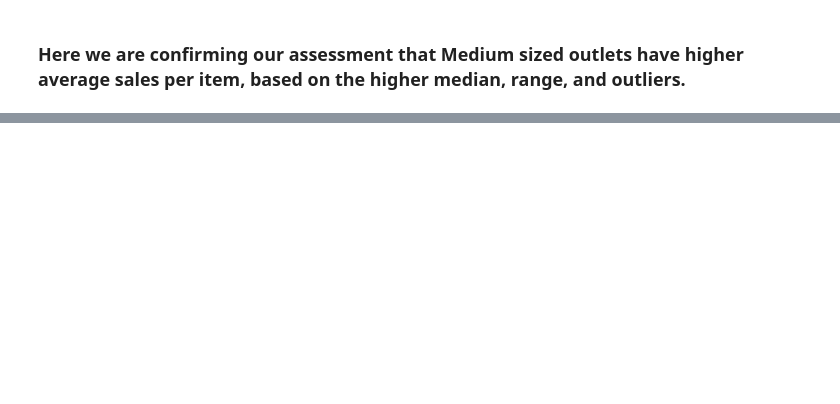
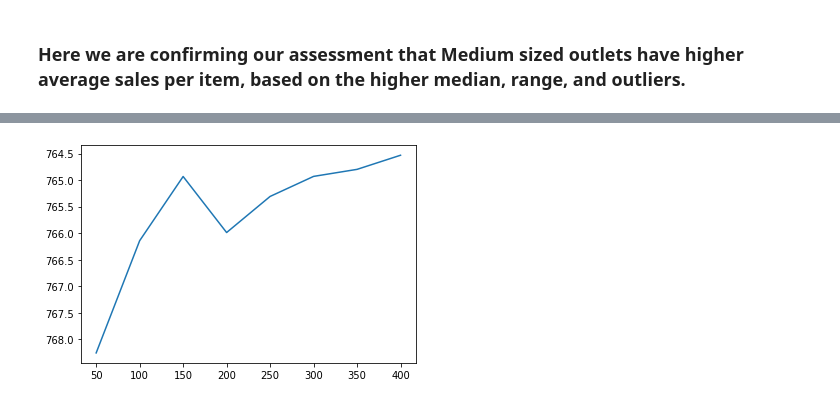
Before and after one commit to SeraphDev6/BigMart-Sales-Predictions, a Jupyter notebook: BigMart_Sales_Predictions.ipynb, the cells around one changed output, grey strips where cells are left out. Drawn from its saved outputs; the diff is of its cells as text; code cells hidden in the pictures; blank space fills up the shorter version.

```diff
--- a/BigMart_Sales_Predictions.ipynb
+++ b/BigMart_Sales_Predictions.ipynb
@@ -267,0 +366,5 @@ df.groupby("Outlet_Size")["Item_Outlet_Sales"].describe()
+# %%
+ord_enc = OrdinalEncoder()
+X_train[ordinal_encoded_features] = ord_enc.fit_transform(X_train[ordinal_encoded_features],y_train)
+X_valid[ordinal_encoded_features] = ord_enc.transform(X_valid[ordinal_encoded_features])
+X_train.head()
@@ -267,0 +380,4 @@ df.groupby("Outlet_Size")["Item_Outlet_Sales"].describe()
+# %%
+model = RandomForestRegressor(random_state=1) # random state is so that testing can be measured reliably
+
+model.fit(X_train,y_train)
@@ -267,0 +388,11 @@ df.groupby("Outlet_Size")["Item_Outlet_Sales"].describe()
+# %%
+def get_MAE(model,X,y):
+  return mean_absolute_error(model.predict(X),y)
+
+def get_percent(model,X,y):
+  return 1-(get_MAE(model,X,y)/y.mean())
+def print_stats(model,X,y):
+  print("The MAE for this model is {:.2f}".format(get_MAE(model,X,y)))
+  print("The accuracy for this model is {:%}".format(get_percent(model,X,y)))
+
+print_stats(model,X_valid,y_valid)
@@ -267,0 +404,8 @@ df.groupby("Outlet_Size")["Item_Outlet_Sales"].describe()
+# %%
+results = {}
+for i in range(1,9):
+  test_model = RandomForestRegressor(n_estimators=i*50,random_state=1)
+  test_model.fit(X_train,y_train)
+  results[i*50] = get_MAE(test_model,X_valid,y_valid)
+  print(f"{i*50}:")
+  print_stats(test_model,X_valid,y_valid)
@@ -267,0 +430,6 @@ df.groupby("Outlet_Size")["Item_Outlet_Sales"].describe()
+# %%
+plt.plot([*results.keys()],[*results.values()] )
+plt.gca().invert_yaxis()
+plt.show()
+# %% [output]
+[figure, added]
```
Also changed, not shown: parts of 30 cells of this notebook.
